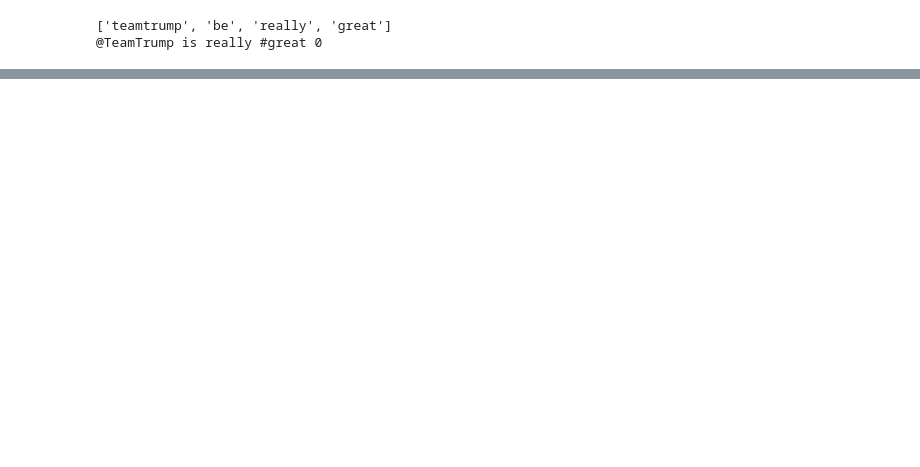
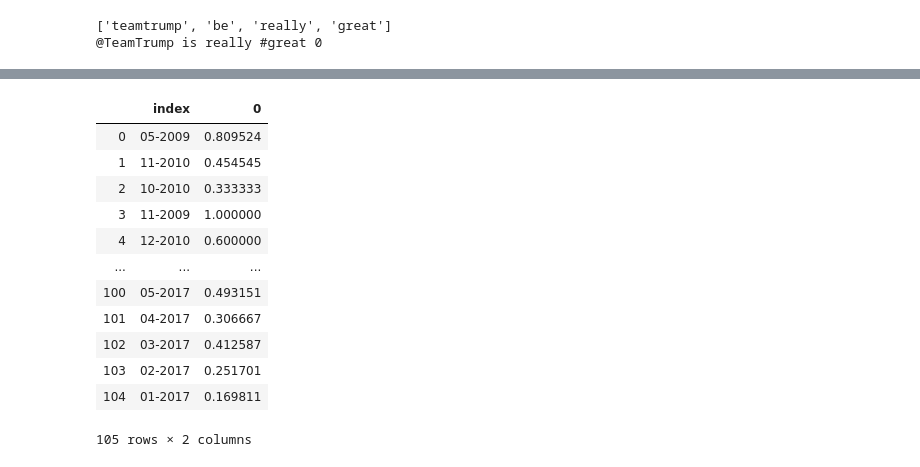
Before and after one commit to BunnyNoBugs/trump-2020, a Jupyter notebook: sentiment_analysis.ipynb, the cells around one changed output, grey strips where cells are left out. Cells and saved outputs as stored; diff of their text form; code cells hidden in the pictures; blank space fills up the shorter version.

```diff
--- a/sentiment_analysis.ipynb
+++ b/sentiment_analysis.ipynb
@@ -186,0 +269,16 @@ df.iloc[0]
+# %%
+dates_df
+# %% [output]
+|  | index | 0 |
+| 0 | 05-2009 | 0.809524 |
+| 1 | 11-2010 | 0.454545 |
+| 2 | 10-2010 | 0.333333 |
+| 3 | 11-2009 | 1.000000 |
+| 4 | 12-2010 | 0.600000 |
+| ... | ... | ... |
+| 100 | 05-2017 | 0.493151 |
+| 101 | 04-2017 | 0.306667 |
+| 102 | 03-2017 | 0.412587 |
+| 103 | 02-2017 | 0.251701 |
+| 104 | 01-2017 | 0.169811 |
+105 rows × 2 columns
```
Also changed, not shown: parts of 15 cells of this notebook, 1 other file.
